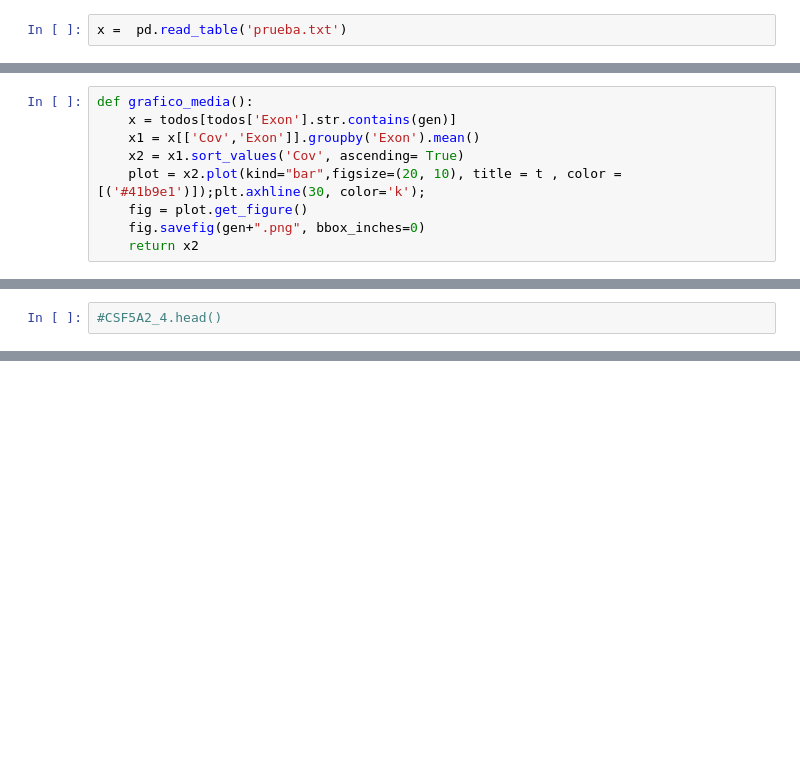
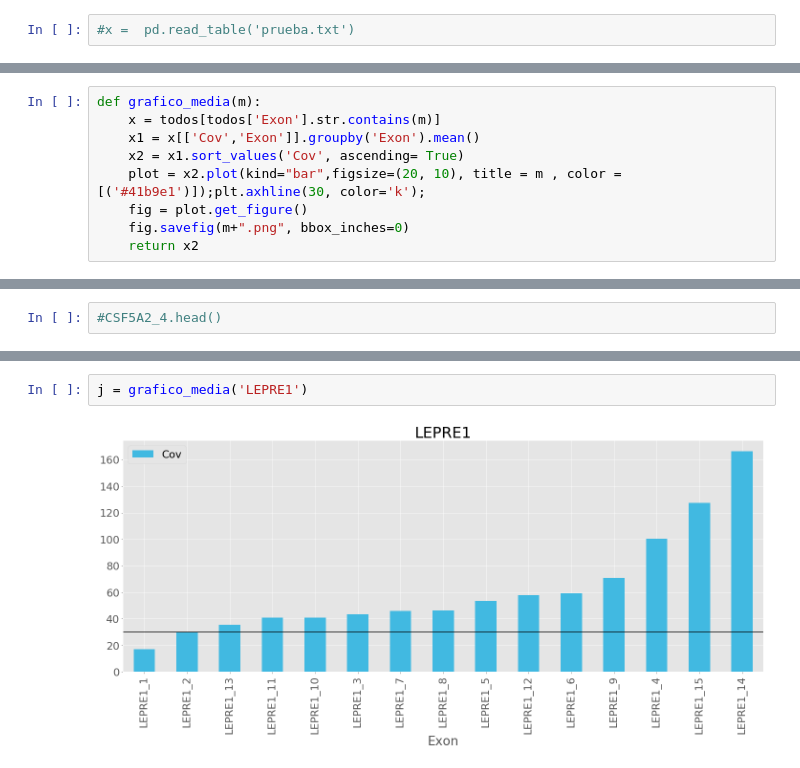
Before and after one commit to jevelezse/omicas, a Jupyter notebook: cobertura.ipynb, the cells around one changed output, grey strips where cells are left out. Drawn from its saved outputs; the diff is of its cells as text; blank space fills up the shorter version.

```diff
--- a/cobertura.ipynb
+++ b/cobertura.ipynb
@@ -36,3 +30,3 @@ IPython.utils.traitlets has moved to a top-level traitlets package.
 # %%
-x =  pd.read_table('prueba.txt')
+#x =  pd.read_table('prueba.txt')
 # %%
@@ -111,10 +181,10 @@ gen
 # %%
-def grafico_media():
-    x = todos[todos['Exon'].str.contains(gen)]
+def grafico_media(m):
+    x = todos[todos['Exon'].str.contains(m)]
     x1 = x[['Cov','Exon']].groupby('Exon').mean()
     x2 = x1.sort_values('Cov', ascending= True)
-    plot = x2.plot(kind="bar",figsize=(20, 10), title = t , color = [('#41b9e1')]);plt.axhline(30, color='k');
+    plot = x2.plot(kind="bar",figsize=(20, 10), title = m , color = [('#41b9e1')]);plt.axhline(30, color='k');
     fig = plot.get_figure()
-    fig.savefig(gen+".png", bbox_inches=0)
+    fig.savefig(m+".png", bbox_inches=0)
     return x2
 # %%
@@ -212,3 +272,7 @@ fig = go.Figure(data=data, layout=layout)
 py.iplot(fig, filename='basic-area')
 # %% [output]
 [interactive output not drawn]
+# %%
+j = grafico_media('LEPRE1')
+# %% [output]
+[figure, added]
```
Also changed, not shown: parts of 32 cells of this notebook.
